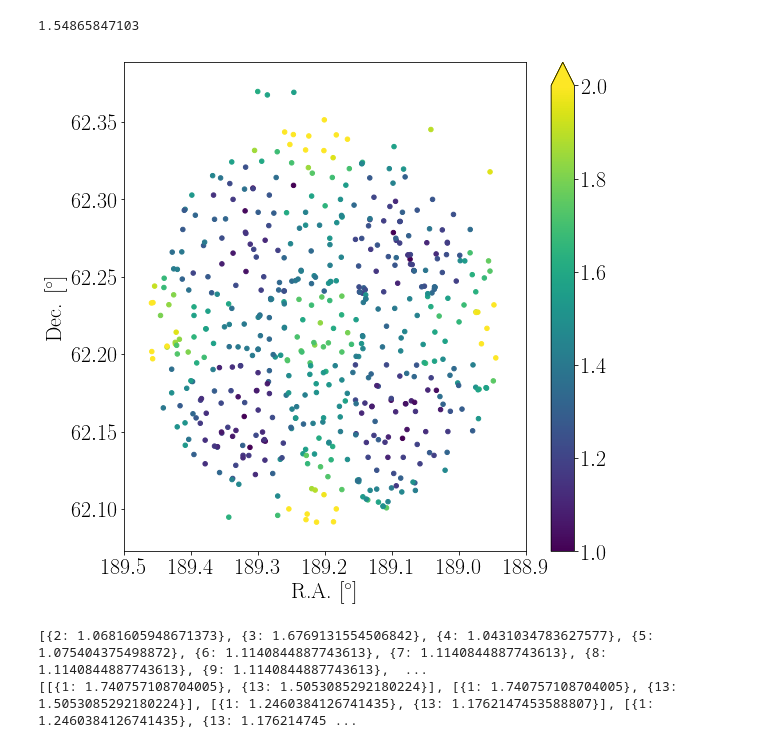
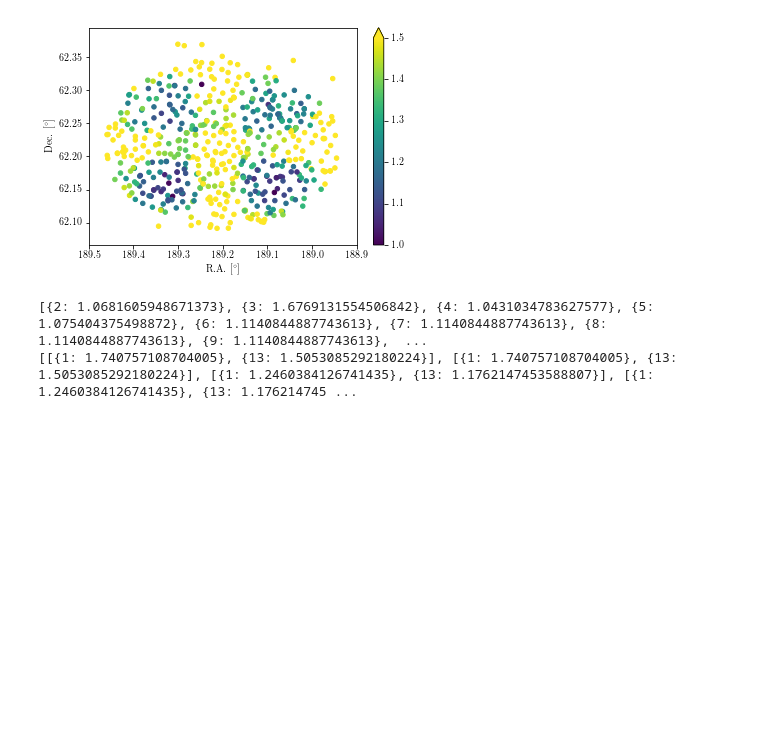
Before and after one commit to jradcliffe5/EVN_pbcor, a Jupyter notebook: Sanity_checks/PB_error_scalings.ipynb, the cells around one changed output. Drawn from its saved outputs; the diff is of its cells as text; code cells hidden in the pictures; blank space fills up the shorter version.

```diff
--- a/Sanity_checks/PB_error_scalings.ipynb
+++ b/Sanity_checks/PB_error_scalings.ipynb
@@ -48,7 +48,7 @@ telescope_corr = []
 for k in telescope_index:
     k = int(k)
     for i in range(len(x_central)):
-        if x_central[i][0].startswith('HDFC'):
+        if x_central[i][0].startswith('HDF'):
             if float(x_central[i][1]) > 360:
                     RA = RA + [float(x_central[i][1]) -360]
             else:
@@ -59,7 +59,7 @@ for k in telescope_index:
                     HDFC0153central_corr = x_central[i][3]
     fig, ax = plt.subplots()
     plt.gca().invert_xaxis()
-    scat = ax.scatter(RA, Dec, c=telescope_corr, s=10,vmin=1,vmax=1.1)
+    scat = ax.scatter(RA, Dec, c=telescope_corr, s=10,vmin=1,vmax=1.5)
     plt.title(r'Telescope=%s' % (telescope_name[k]))
     plt.colorbar(scat,extend='max')
     plt.xlabel(r'R.A. [$^\circ$]')
@@ -95,7 +95,7 @@ for j in Pointing:
     x = x_outside[j]
     for k in telescope_index:
         for i in range(len(x)):
-            if x[i][0].startswith('HDFC'):
+            if x[i][0].startswith('HDF'):
                 if float(x[i][1]) > 360:
                     RA = RA + [float(x[i][1]) -360]
                 else:
@@ -107,7 +107,7 @@ for j in Pointing:
                     HDFC0153outside_corr = HDFC0153outside_corr + [x[i][3]]
         fig, ax = plt.subplots()
         plt.gca().invert_xaxis()
-        scat = ax.scatter(RA, Dec, c=telescope_corr, s=10,vmin=1, vmax=2)
+        scat = ax.scatter(RA, Dec, c=telescope_corr, s=10,vmin=1, vmax=1.5)
         plt.title(r'Telescope=%s Pointing=%s' % (telescope_name[k],j))
         plt.colorbar(scat,extend='max')
         plt.xlabel(r'R.A. [$^\circ$]')
@@ -128,37 +128,36 @@ for j in Pointing:
 # %%
 nopbcor = np.load('rms_nopbcor.npy').T
 pbcor = np.load('rms_pbcor.npy').T
 
 
 RA = []
 Dec = []
 nopbcor_rms = []
 pbcor_rms = []
 for i in range(len(nopbcor)):
     x = np.where(pbcor==nopbcor[i][0][:8]+'_PBCOR_NA_IM.fits')[0]
+    #print np.where(pbcor==nopbcor[i][0][:8]+'_PBCOR_NA_IM.fits')
     if x:
         if nopbcor[i][0][:8] == 'HDFC0153':
-            HDFC0153RA = float(nopbcor[i][1])
-            HDFC0153Dec = float(nopbcor[i][2])
-            print float(pbcor[x[0]][3])/float(nopbcor[i][3])
+            HDFC0153RA = float(pbcor[x[0]][1])
+            HDFC0153Dec = float(pbcor[x[0]][2])
         RA = RA + [float(nopbcor[i][1])]
         Dec = Dec + [float(nopbcor[i][2])]
         nopbcor_rms = nopbcor_rms + [float(nopbcor[i][3])]
         pbcor_rms = pbcor_rms + [float(pbcor[x[0]][3])]
 
 fig, ax = plt.subplots()
-scat = ax.scatter(RA, Dec, c=np.array(pbcor_rms)/np.array(nopbcor_rms), s=20,vmin=1,vmax=2)
+scat = ax.scatter(RA, Dec, c=np.array(pbcor_rms)/np.array(nopbcor_rms), s=20,vmin=1,vmax=1.5)
 #HDFC0153_pos = ax.scatter(HDFC0153RA, HDFC0153Dec, s=100)
 plt.xlim(188.9,189.5)
 plt.gca().invert_xaxis()
 plt.colorbar(scat,extend='max')
 plt.xlabel(r'R.A. [$^\circ$]')
 plt.ylabel(r'Dec. [$^\circ$]')
 plt.savefig(r'RMS_diff', bbox_inches='tight')
 plt.show()
 # %% [output]
-1.54865847103
-[figure, old version]
+[figure, new version]
 # %%
 print HDFC0153central_corr
 print HDFC0153outside_corr
```
Also changed, not shown: parts of 19 cells of this notebook, 30 other files.
